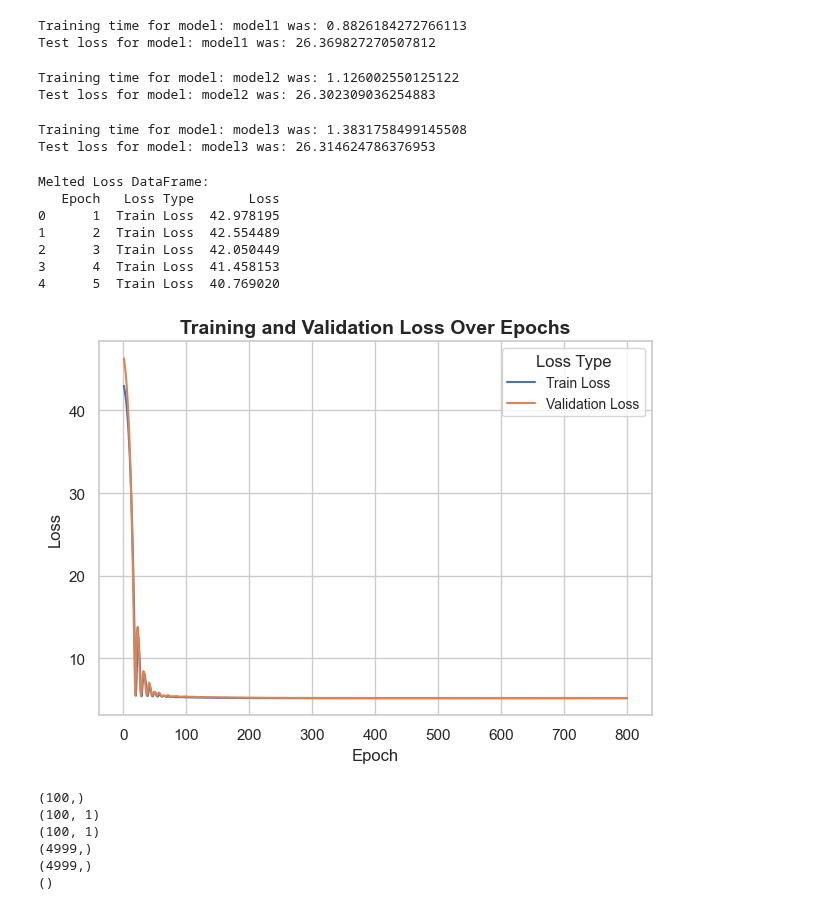
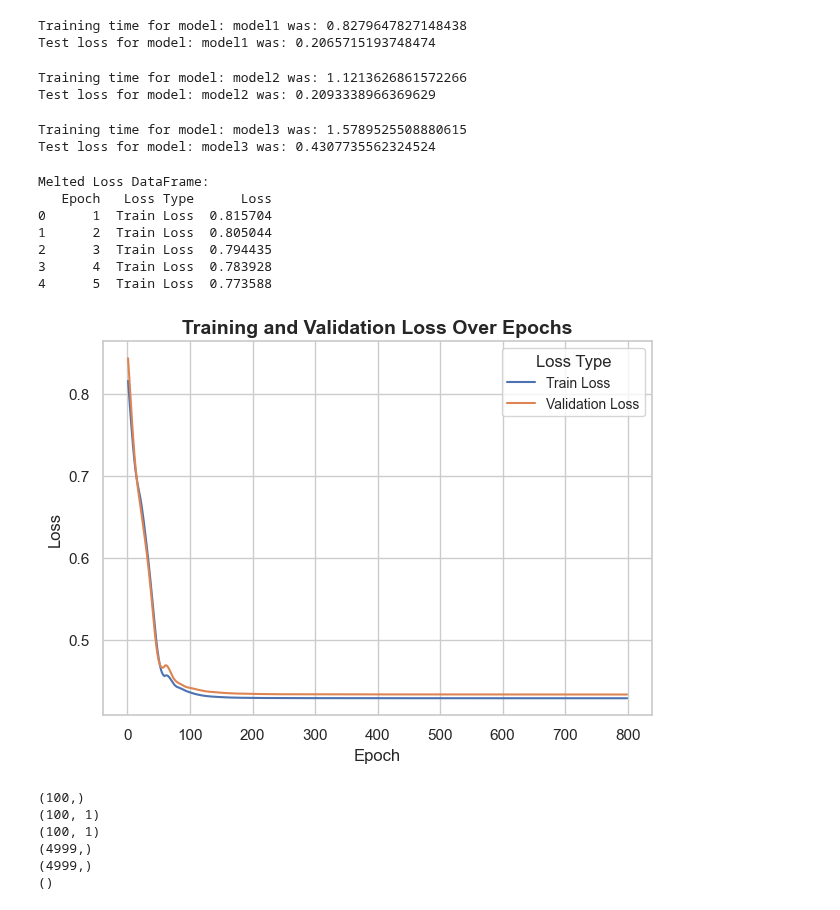
Before and after one commit to zeshenbao/KAN-Kolmogorov-Arnold-Networks, a Jupyter notebook: MLP/MLP_results.ipynb, the cells around one changed output. Drawn from its saved outputs; the diff is of its cells as text; code cells hidden in the pictures.

Commit message:
Uploading results for sin(x) with the right labels

```diff
--- a/MLP/MLP_results.ipynb
+++ b/MLP/MLP_results.ipynb
@@ -94,42 +94,42 @@ def evaluate_model(cfg : dict, foldername : str) -> dict:
 configs = [
     {"name": "model1",
     "input_size" : 1,
-    "hidden_sizes" : [7],
+    "hidden_sizes" : [3],
     "output_size" : 1,
     "n_epochs": 800},
 
     {"name": "model2",
     "input_size" : 1,
-    "hidden_sizes" : [7, 7],
+    "hidden_sizes" : [3, 3],
     "output_size" : 1,
     "n_epochs": 800},
 
     {"name": "model3",
     "input_size" : 1,
-    "hidden_sizes" : [7, 7, 7],
+    "hidden_sizes" : [3, 3, 3],
     "output_size" : 1,
     "n_epochs": 800},
 ]  # TODO: change
 results = {}
-foldername = "../datasets/uniform_x_sq_241114"  # TODO: change
+foldername = "../datasets/uniform_sin(x)_241114"  # TODO: change
 for cfg in configs:
     if cfg["name"] not in results:
         results[cfg["name"]] = {}
     results[cfg["name"]] = evaluate_model(cfg, foldername)
 # %% [output]
-Training time for model: model1 was: 0.8826184272766113
-Test loss for model: model1 was: 26.369827270507812
+Training time for model: model1 was: 0.8279647827148438
+Test loss for model: model1 was: 0.2065715193748474
-Training time for model: model2 was: 1.126002550125122
-Test loss for model: model2 was: 26.302309036254883
+Training time for model: model2 was: 1.1213626861572266
+Test loss for model: model2 was: 0.2093338966369629
-Training time for model: model3 was: 1.3831758499145508
-Test loss for model: model3 was: 26.314624786376953
+Training time for model: model3 was: 1.5789525508880615
+Test loss for model: model3 was: 0.4307735562324524
 # %%
 def plot_model(model_cfg, model_res : dict, model_name) -> None:
 
 
     #
     width = model_cfg["hidden_sizes"]
-    folder_name = f'{model_name}_uniform_x_sq_{width}_241114' #save folder name, one for each model run  # TODO: change
+    folder_name = f'{model_name}_uniform_sin(x)_{width}_241114' #save folder name, one for each model run  # TODO: change
     os.makedirs(f'./results/{folder_name}', exist_ok=True)
 
     # Set Seaborn theme
@@ -233,16 +233,16 @@ def plot_model(model_cfg, model_res : dict, model_name) -> None:
     #variabel_namn = results["variabel_namn"]
     np.savez(f'./results/{folder_name}/MLP_plots.npz', epoch=range(1, len(model_res['train_loss']) + 1), train_loss = model_res['train_loss'], val_loss = model_res['test_loss'] , X_val = model_res["x_plot_valvals"], y_noise_val = model_res["x_val"], X_tot = model_res["true_data_x"],y_true_tot = model_res["true_data_y"], sorted_X = sorted_X, sorted_KAN_preds = sorted_KAN_preds)
 # %%
-plot_model(configs[2], results["model3"], model_name='model3')  # TODO: change what to plot
+plot_model(configs[0], results["model1"], model_name='model1')  # TODO: change what to plot
 # %% [output]
 Melted Loss DataFrame:
-   Epoch   Loss Type       Loss
-0      1  Train Loss  42.978195
-1      2  Train Loss  42.554489
-2      3  Train Loss  42.050449
-3      4  Train Loss  41.458153
-4      5  Train Loss  40.769020
+   Epoch   Loss Type      Loss
+0      1  Train Loss  0.815704
+1      2  Train Loss  0.805044
+2      3  Train Loss  0.794435
+3      4  Train Loss  0.783928
+4      5  Train Loss  0.773588
-[figure, old version]
+[figure, new version]
 # %%
 data = np.load("./results/model1_uniform_sin(x)_[8, 8]_241114_2/MLP_plots.npz", allow_pickle=True)
 
```
Also changed, not shown: parts of 1 cell of this notebook, 36 other files.
